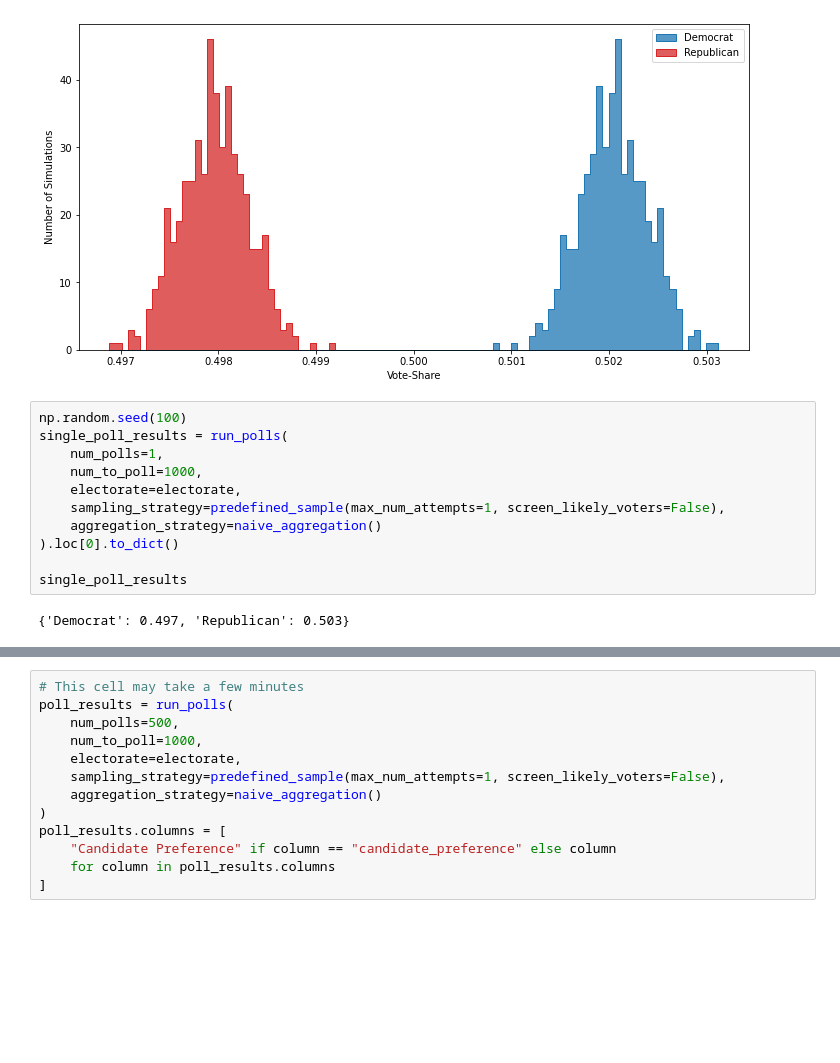
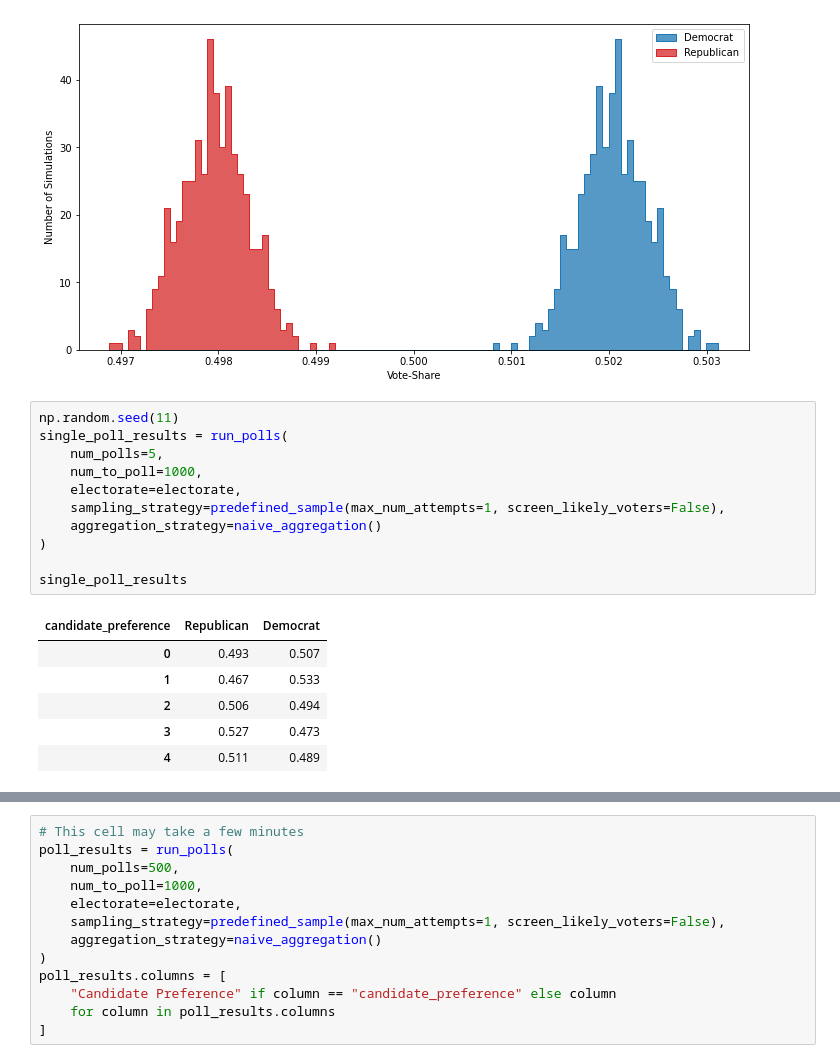
Before and after one commit to AndrewRook/polling_simulator, a Jupyter notebook: 1_introduction.ipynb, the cells around one changed output, grey strips where cells are left out. Drawn from its saved outputs; the diff is of its cells as text; blank space fills up the shorter version.

```diff
--- a/1_introduction.ipynb
+++ b/1_introduction.ipynb
@@ -52,15 +52,20 @@ ax.set_ylabel("Number of Simulations")
 Text(0, 0.5, 'Number of Simulations')
 [figure]
 # %%
-np.random.seed(100)
+np.random.seed(11)
 single_poll_results = run_polls(
-    num_polls=1,
+    num_polls=5,
     num_to_poll=1000,
     electorate=electorate,
     sampling_strategy=predefined_sample(max_num_attempts=1, screen_likely_voters=False),
     aggregation_strategy=naive_aggregation()
-).loc[0].to_dict()
+)
 
 single_poll_results
 # %% [output]
-{'Democrat': 0.497, 'Republican': 0.503}
+| candidate_preference | Republican | Democrat |
+| 0 | 0.493 | 0.507 |
+| 1 | 0.467 | 0.533 |
+| 2 | 0.506 | 0.494 |
+| 3 | 0.527 | 0.473 |
+| 4 | 0.511 | 0.489 |
```
Also changed, not shown: parts of 2 cells of this notebook, 1 other file.
